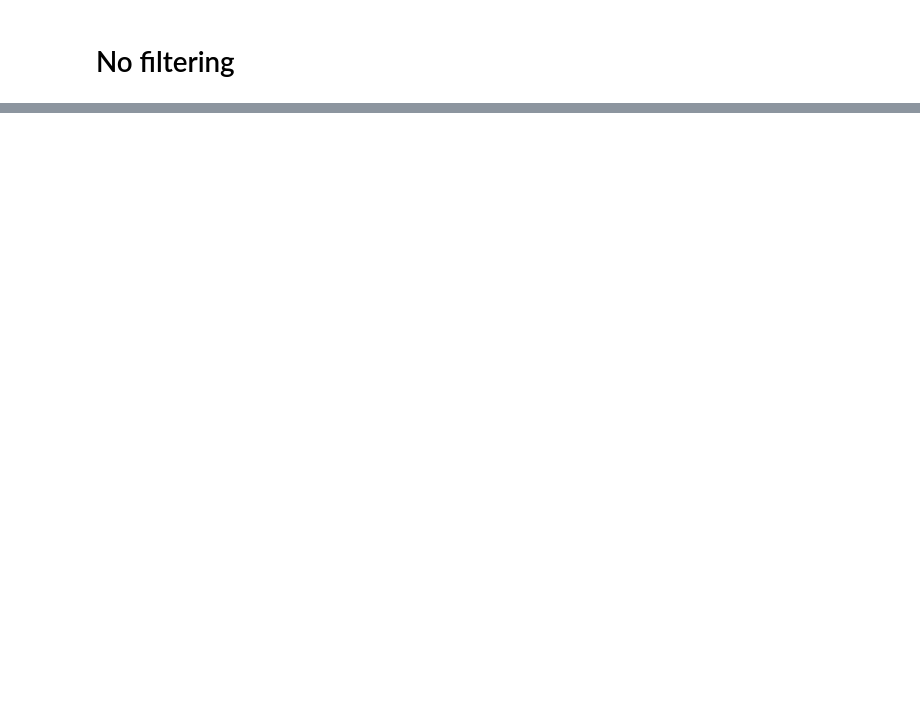
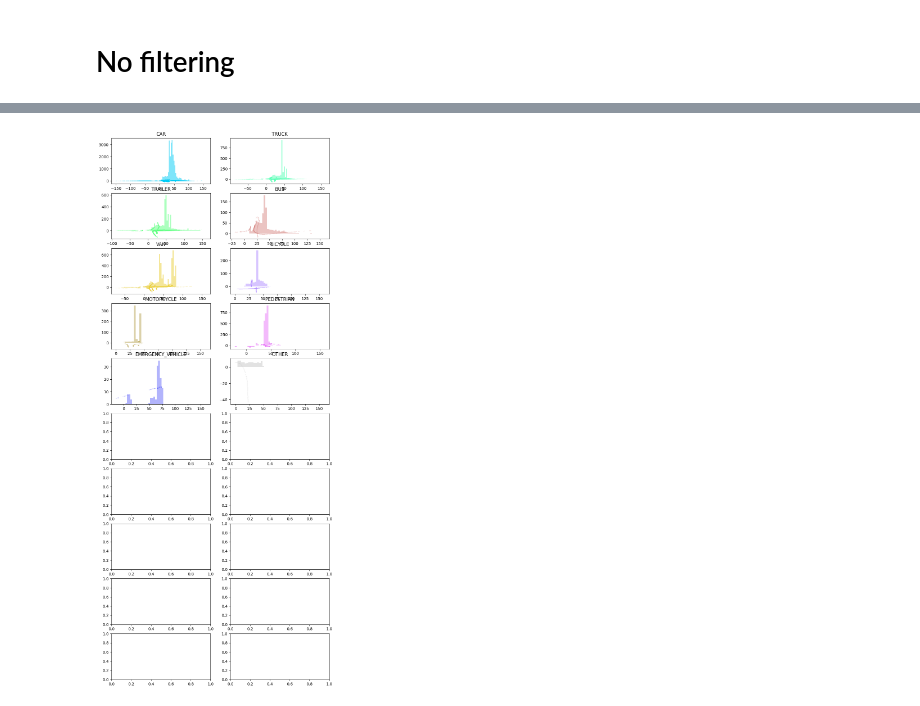
Before and after one commit to egemenkopuz/temporal-bevfusion, a Jupyter notebook: notebooks/a9_class_range.ipynb, the cells around one changed output, grey strips where cells are left out. Cells and saved outputs as stored; diff of their text form; code cells hidden in the pictures; blank space fills up the shorter version.

Commit message:
feat: add class scatter plot to a9 class range notebook

```diff
--- a/notebooks/a9_class_range.ipynb
+++ b/notebooks/a9_class_range.ipynb
@@ -46,6 +46,7 @@ def analyze(root_path: str, point_cloud_range = []) -> Dict[str, List[int]]:
     img_label_s1_folder = os.path.join(root_path, "labels_point_clouds", "s110_lidar_ouster_south")
     img_label_s1_paths = sorted(glob(os.path.join(img_label_s1_folder, "*")))
     class_distances = {cls: [] for cls in CLASSES}
+    class_coords = {cls: [] for cls in CLASSES}
     for x in img_label_s1_paths:
         img_label_s1_json_path = os.path.join(x)
         json_data = None
@@ -71,8 +72,11 @@ def analyze(root_path: str, point_cloud_range = []) -> Dict[str, List[int]]:
 
                     distance = np.sqrt(np.sum(np.array(loc[:2]) ** 2))
                     class_distances[obj_type].append(distance)
-
-    return class_distances
+                    class_coords[obj_type].append(loc)
+    for x in class_distances:
+        class_distances[x] = np.array(class_distances[x])
+        class_coords[x] = np.array(class_coords[x])
+    return class_distances, class_coords
 # %%
 def plot_class_distances(class_distances: Dict[str, List[int]], title: str = ""):
     fig, ax = plt.subplots(figsize=(10, 10))
@@ -96,6 +100,27 @@ def plot_class_histograms(class_distances: Dict[str, List[int]]):
     plt.show()
 
 
+def plt_class_coords(class_coords: Dict[str, List[int]]):
+    fig, axs = plt.subplots(5, 2, figsize=(10, 25))
+    axs = axs.flatten()
+    for i, (cls, coords) in enumerate(class_coords.items()):
+        coords = np.asarray(coords)
+        axs[i].scatter(coords[:, 0], coords[:, 1], s=0.1, label=cls, alpha=0.5, color=CLASS_COLORS[cls])
+        axs[i].set_title(cls)
+    plt.show()
+
+def plot_class_hists_and_coords(class_distances: Dict[str, List[int]], class_coords: Dict[str, List[int]]):
+    fig, axs = plt.subplots(10, 2, figsize=(20, 25))
+    axs = axs.flatten()
+    for i, (cls, distances) in enumerate(class_distances.items()):
+        axs[i].hist(
+            distances, bins=50, range=[0, 160], label=cls, alpha=0.5, color=CLASS_COLORS[cls]
+        )
+        axs[i+1].set_title(cls)
+        axs[i+1].scatter(class_coords[cls][:, 0], class_coords[cls][:, 1], s=0.1, label=cls, alpha=0.5, color=CLASS_COLORS[cls])
+    plt.show()
+
+
 def print_distance_stats(class_distances: Dict[str, List[int]]):
     for cls, distances in class_distances.items():
         print(
@@ -108,4 +133,4 @@ def print_distance_stats(class_distances: Dict[str, List[int]]):
 # %% [markdown]
 # No filtering
 # %%
-class_distances = analyze(root_path)
+class_distances, class_coords = analyze(root_path)
@@ -111,0 +152,4 @@ class_distances = analyze(root_path)
+# %%
+plot_class_hists_and_coords(class_distances, class_coords)
+# %% [output]
+[figure, added]
```
Also changed, not shown: parts of 13 cells of this notebook.
